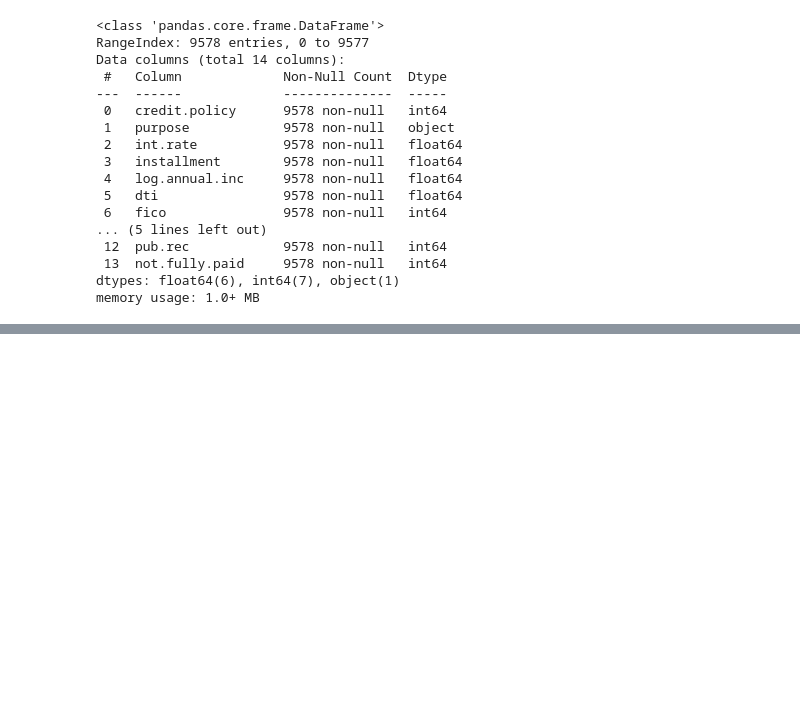
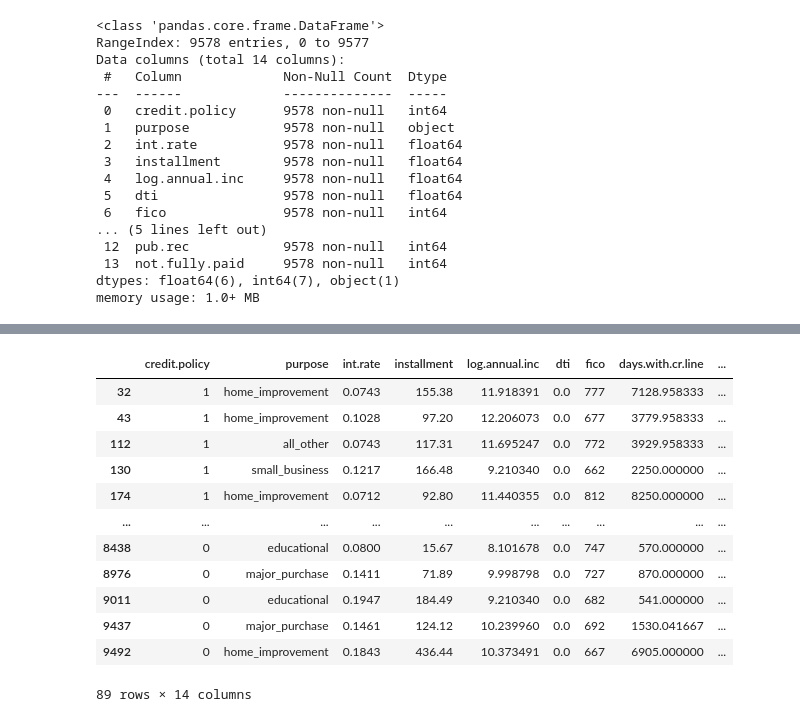
Before and after one commit to Saba-a11/Machine-Learning, a Jupyter notebook: DecisionTree-RandomForest/DT-RF.ipynb, the cells around one changed output, grey strips where cells are left out. Cells and saved outputs as stored; diff of their text form; code cells hidden in the pictures; blank space fills up the shorter version.

```diff
--- a/DecisionTree-RandomForest/DT-RF.ipynb
+++ b/DecisionTree-RandomForest/DT-RF.ipynb
@@ -65,3 +65,19 @@ loans.describe()
 | 50% | 1.000000 | 0.122100 | 268.950000 | 10.928884 | 12.665000 | 707.000000 | 4139.958333 | 8.596000e+03 | ... |
 | 75% | 1.000000 | 0.140700 | 432.762500 | 11.291293 | 17.950000 | 737.000000 | 5730.000000 | 1.824950e+04 | ... |
 | max | 1.000000 | 0.216400 | 940.140000 | 14.528354 | 29.960000 | 827.000000 | 17639.958330 | 1.207359e+06 | ... |
+# %%
+loans[loans['dti']==0]
+# %% [output]
+|  | credit.policy | purpose | int.rate | installment | log.annual.inc | dti | fico | days.with.cr.line | ... |
+| 32 | 1 | home_improvement | 0.0743 | 155.38 | 11.918391 | 0.0 | 777 | 7128.958333 | ... |
+| 43 | 1 | home_improvement | 0.1028 | 97.20 | 12.206073 | 0.0 | 677 | 3779.958333 | ... |
+| 112 | 1 | all_other | 0.0743 | 117.31 | 11.695247 | 0.0 | 772 | 3929.958333 | ... |
+| 130 | 1 | small_business | 0.1217 | 166.48 | 9.210340 | 0.0 | 662 | 2250.000000 | ... |
+| 174 | 1 | home_improvement | 0.0712 | 92.80 | 11.440355 | 0.0 | 812 | 8250.000000 | ... |
+| ... | ... | ... | ... | ... | ... | ... | ... | ... | ... |
+| 8438 | 0 | educational | 0.0800 | 15.67 | 8.101678 | 0.0 | 747 | 570.000000 | ... |
+| 8976 | 0 | major_purchase | 0.1411 | 71.89 | 9.998798 | 0.0 | 727 | 870.000000 | ... |
+| 9011 | 0 | educational | 0.1947 | 184.49 | 9.210340 | 0.0 | 682 | 541.000000 | ... |
+| 9437 | 0 | major_purchase | 0.1461 | 124.12 | 10.239960 | 0.0 | 692 | 1530.041667 | ... |
+| 9492 | 0 | home_improvement | 0.1843 | 436.44 | 10.373491 | 0.0 | 667 | 6905.000000 | ... |
+89 rows × 14 columns
```
Also changed, not shown: parts of 4 cells of this notebook.
